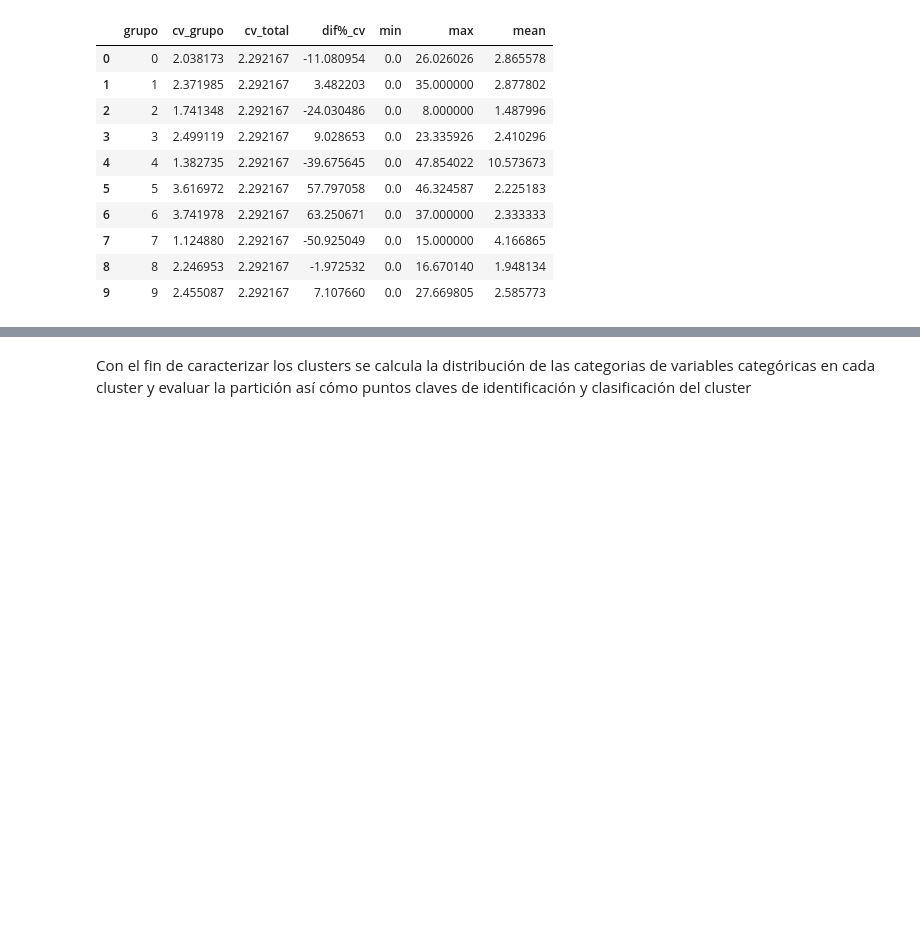
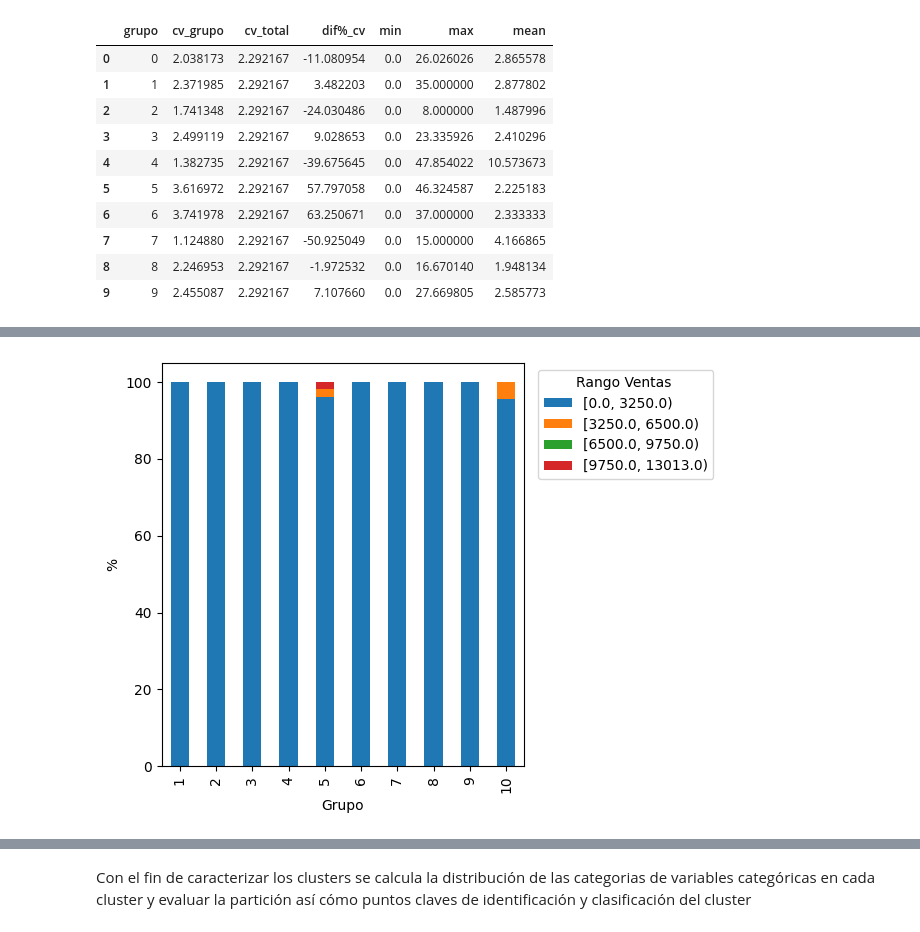
Before and after one commit to ccparra/MELI, a Jupyter notebook: MELI.ipynb, the cells around one changed output, grey strips where cells are left out. Cells and saved outputs as stored; diff of their text form; code cells hidden in the pictures; blank space fills up the shorter version.

```diff
--- a/MELI.ipynb
+++ b/MELI.ipynb
@@ -519,0 +545,10 @@ dm.cluster_characterization_numeric_var(df=df_sellers_raw,str_var='q90_discount'
+# %%
+cluster_ventas=100*pd.crosstab(df_sellers_raw['label']+1,pd.cut(df_sellers_raw['sold_items'],right=False,bins=4,precision=0),normalize='index',dropna=False).round(3)
+ax=cluster_ventas.plot.bar(stacked=True)
+plt.xlabel('Grupo')
+plt.ylabel('%')
+ax.legend(title='Rango Ventas ', bbox_to_anchor=(1.02, 1), loc='upper left')
+plt.tight_layout()
+plt.show()
+# %% [output]
+[figure, added]
```
Also changed, not shown: parts of 3 cells of this notebook.
